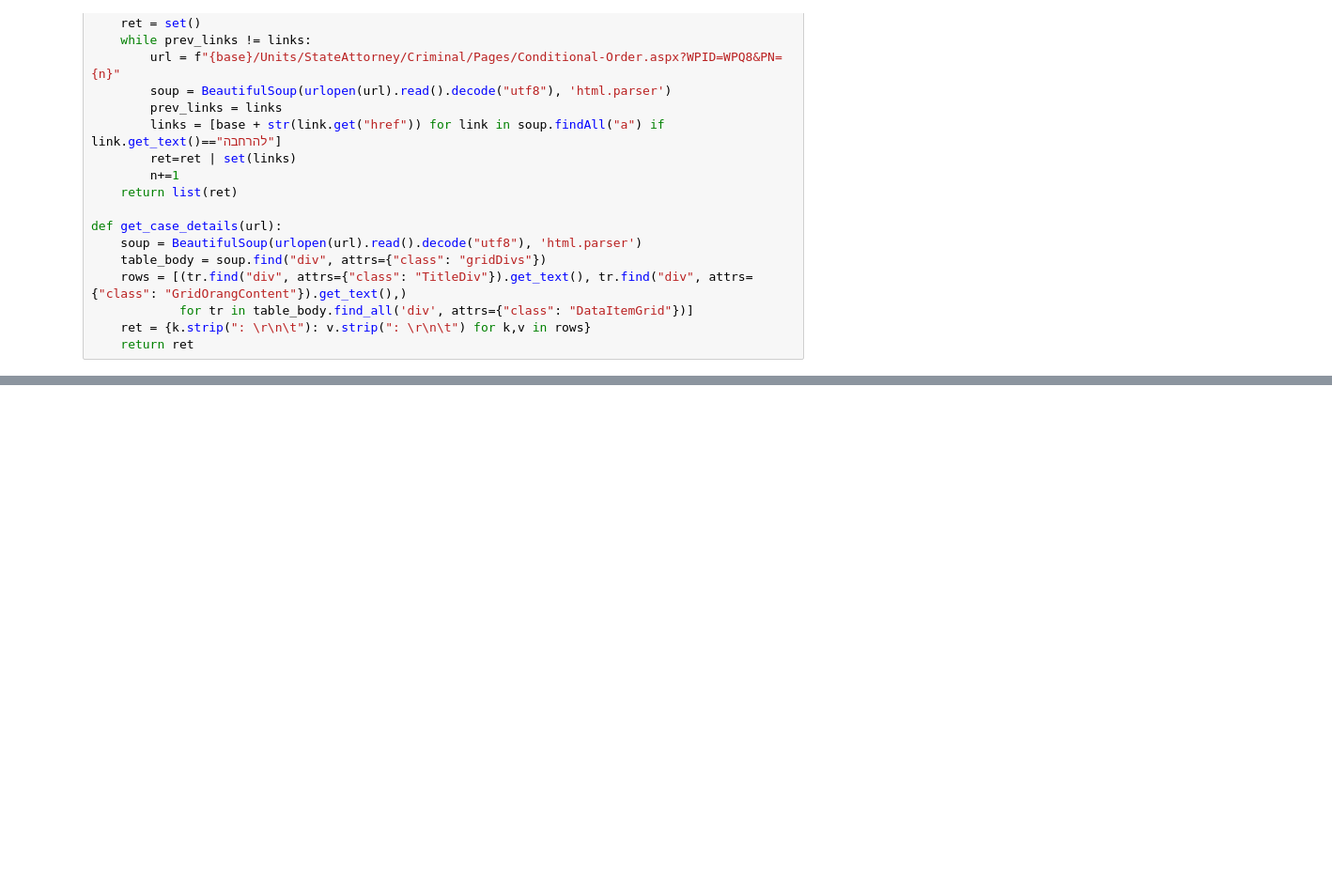
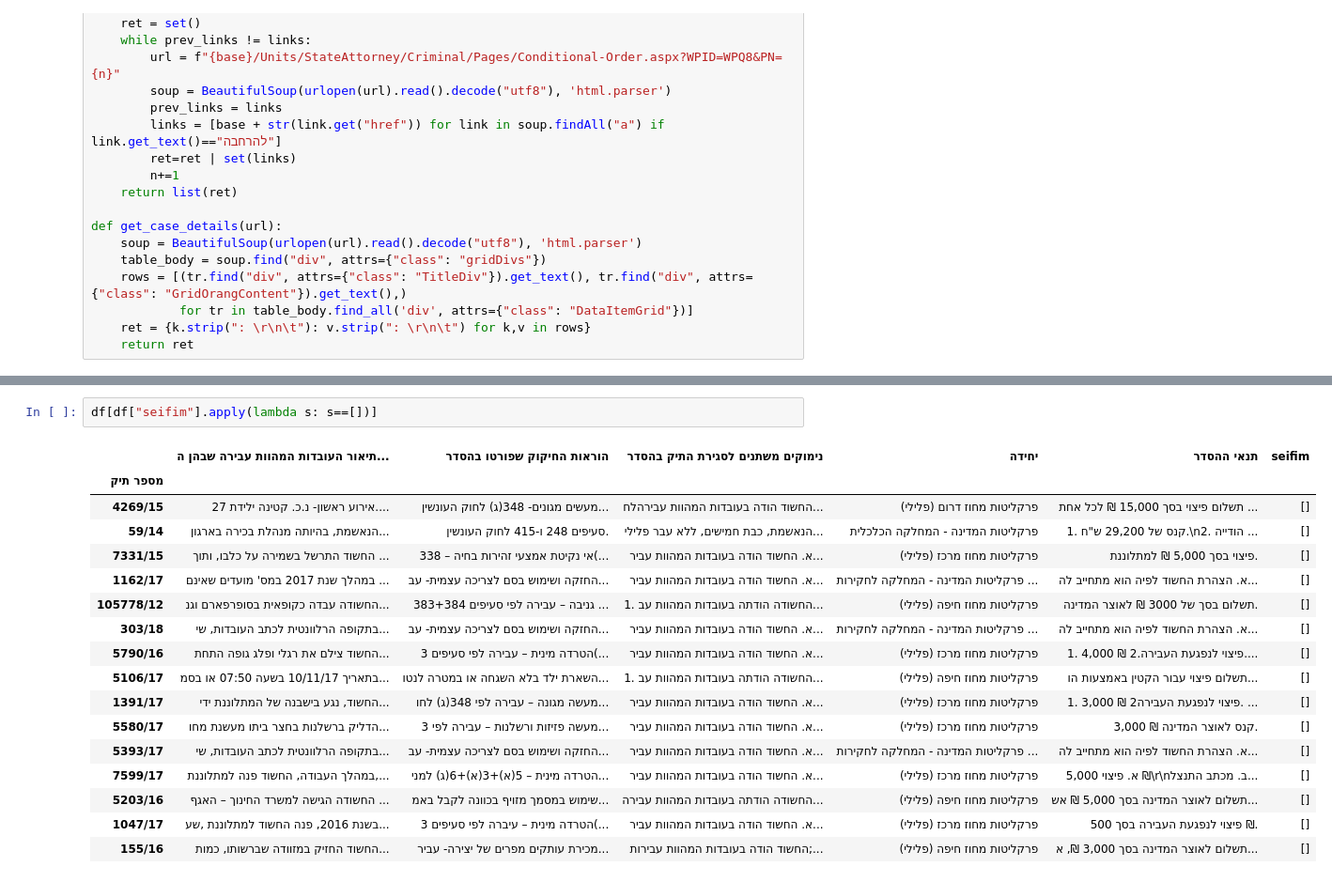
Before and after one commit to urigoren/scraping_datasets, a Jupyter notebook: conditional_order.ipynb, the cells around one changed output, grey strips where cells are left out. Shown at 94% size. Saved outputs shown, nothing was run; the diff lists cells and outputs as text; blank space fills up the shorter version.

```diff
--- a/conditional_order.ipynb
+++ b/conditional_order.ipynb
@@ -68,0 +95,20 @@ df.to_csv("conditional_order.csv")
+# %%
+df[df["seifim"].apply(lambda s: s==[])]
+# %% [output]
+|  | תיאור העובדות המהוות עבירה שבהן ה... | הוראות החיקוק שפורטו בהסדר | נימוקים משתנים לסגירת התיק בהסדר | יחידה | תנאי ההסדר | seifim |
+| מספר תיק |  |  |  |  |  |  |
+| 4269/15 | אירוע ראשון- נ.כ. קטינה ילידת 27.... | מעשים מגונים- 348(ג) לחוק העונשין... | החשוד הודה בעובדות המהוות עבירהלח... | פרקליטות מחוז דרום (פלילי) | תשלום פיצוי בסך 15,000 ₪ לכל אחת ... | [] |
+| 59/14 | הנאשמת, בהיותה מנהלת בכירה בארגון... | סעיפים 248 ו-415 לחוק העונשין. | הנאשמת, כבת חמישים, ללא עבר פלילי... | פרקליטות המדינה - המחלקה הכלכלית | 1. קנס של 29,200 ש"ח.\n2. הודייה ... | [] |
+| 7331/15 | החשוד התרשל בשמירה על כלבו, ותוך ... | אי נקיטת אמצעי זהירות בחיה – 338(... | א. החשוד הודה בעובדות המהוות עביר... | פרקליטות מחוז מרכז (פלילי) | פיצוי בסך 5,000 ₪ למתלוננת. | [] |
+| 1162/17 | במהלך שנת 2017 במס' מועדים שאינם ... | החזקה ושימוש בסם לצריכה עצמית- עב... | א. החשוד הודה בעובדות המהוות עביר... | פרקליטות המדינה - המחלקה לחקירות ... | א. הצהרת החשוד לפיה הוא מתחייב לה... | [] |
+| 105778/12 | החשודה עבדה כקופאית בסופרפארם וגנ... | גניבה – עבירה לפי סעיפים 383+384 ... | 1. החשודה הודתה בעובדות המהוות עב... | פרקליטות מחוז חיפה (פלילי) | תשלום בסך של 3000 ₪ לאוצר המדינה. | [] |
+| 303/18 | בתקופה הרלוונטית לכתב העובדות, שי... | החזקה ושימוש בסם לצריכה עצמית- עב... | א. החשוד הודה בעובדות המהוות עביר... | פרקליטות המדינה - המחלקה לחקירות ... | א. הצהרת החשוד לפיה הוא מתחייב לה... | [] |
+| 5790/16 | החשוד צילם את רגלי ופלג גופה התחת... | הטרדה מינית – עבירה לפי סעיפים 3(... | א. החשוד הודה בעובדות המהוות עביר... | פרקליטות מחוז מרכז (פלילי) | 1. 4,000 ₪ פיצוי לנפגעת העבירה.2.... | [] |
+| 5106/17 | בתאריך 10/11/17 בשעה 07:50 או בסמ... | השארת ילד בלא השגחה או במטרה לנטו... | 1. החשודה הודתה בעובדות המהוות עב... | פרקליטות מחוז חיפה (פלילי) | תשלום פיצוי עבור הקטין באמצעות הו... | [] |
+| 1391/17 | החשוד, נגע בישבנה של המתלוננת ידי... | מעשה מגונה – עבירה לפי 348(ג) לחו... | א. החשוד הודה בעובדות המהוות עביר... | פרקליטות מחוז מרכז (פלילי) | 1. 3,000 ₪ פיצוי לנפגעת העבירה2. ... | [] |
+| 5580/17 | הדליק ברשלנות בחצר ביתו מעשנת מחו... | מעשה פזיזות ורשלנות – עבירה לפי 3... | א. החשוד הודה בעובדות המהוות עביר... | פרקליטות מחוז מרכז (פלילי) | 3,000 ₪ קנס לאוצר המדינה. | [] |
+| 5393/17 | בתקופה הרלוונטית לכתב העובדות, שי... | החזקה ושימוש בסם לצריכה עצמית- עב... | א. החשוד הודה בעובדות המהוות עביר... | פרקליטות המדינה - המחלקה לחקירות ... | א. הצהרת החשוד לפיה הוא מתחייב לה... | [] |
+| 7599/17 | במהלך העבודה, החשוד פנה למתלוננת,... | הטרדה מינית – 5(א)+3(א)+6(ג) למני... | א. החשוד הודה בעובדות המהוות עביר... | פרקליטות מחוז מרכז (פלילי) | א. פיצוי 5,000 ₪\r\nב. מכתב התנצל... | [] |
+| 5203/16 | החשודה הגישה למשרד החינוך – האגף ... | שימוש במסמך מזויף בכוונה לקבל באמ... | החשודה הודתה בעובדות המהוות עבירה... | פרקליטות מחוז חיפה (פלילי) | תשלום לאוצר המדינה בסך 5,000 ₪ אש... | [] |
+| 1047/17 | בשנת 2016, פנה החשוד למתלוננת ,שע... | הטרדה מינית – עיברה לפי סעיפים 3(... | א. החשוד הודה בעובדות המהוות עביר... | פרקליטות מחוז מרכז (פלילי) | פיצוי לנפגעת העבירה בסך 500 ₪. | [] |
+| 155/16 | החשוד החזיק במזוודה שברשותו, כמות... | מכירת עותקים מפרים של יצירה- עביר... | החשוד הודה בעובדות המהוות עבירות;... | פרקליטות מחוז חיפה (פלילי) | תשלום לאוצר המדינה בסך 3,000 ₪, א... | [] |
```
Also changed, not shown: parts of 17 cells of this notebook.
